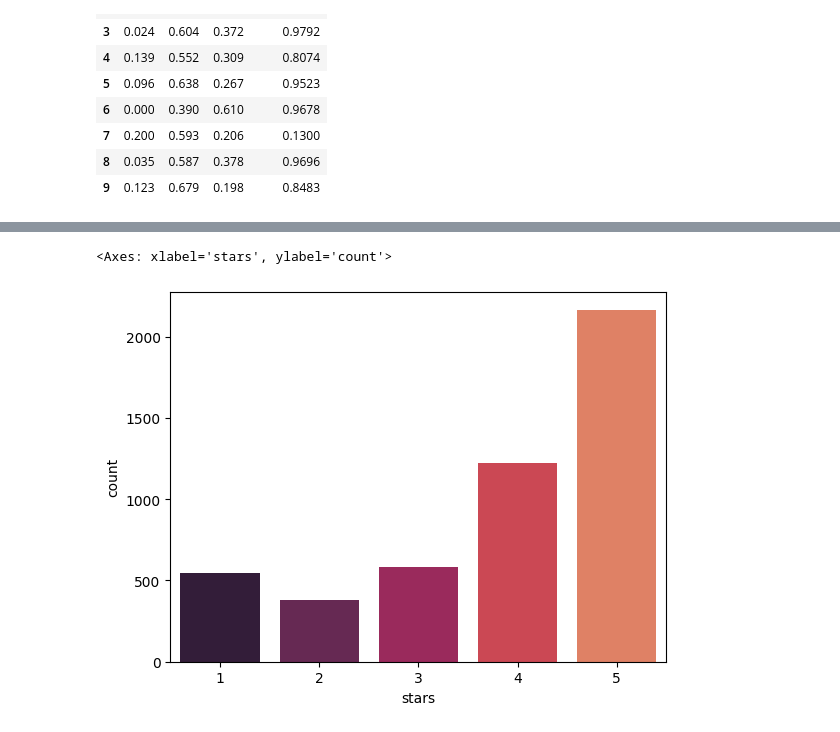
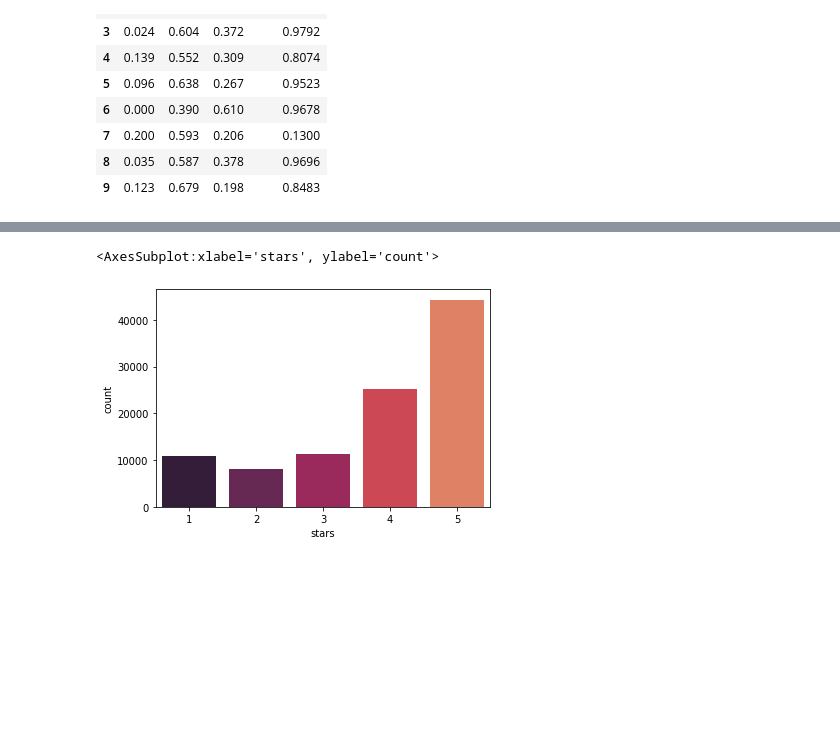
Before and after one commit to lonnagee/4447-Project, a Jupyter notebook: notebooks/COMP4447 Final Project - NLP Analysis.ipynb, the cells around one changed output, grey strips where cells are left out. Drawn from its saved outputs; the diff is of its cells as text; code cells hidden in the pictures; blank space fills up the shorter version.

```diff
--- a/notebooks/COMP4447 Final Project - NLP Analysis.ipynb
+++ b/notebooks/COMP4447 Final Project - NLP Analysis.ipynb
@@ -68,7 +69,7 @@ except Exception as ex:
     print(ex, "\nTrying json")
 
 try:
-    reviews_df = pd.read_json('yelp_academic_dataset_review.json',lines=True, nrows =5000)
+    reviews_df = pd.read_json('yelp_academic_dataset_review.json',lines=True, nrows =1000000)
 except Exception as ex:
     print(ex)
 # %% [output]
@@ -364,14 +408,14 @@ First we defined a function that would review the data for English and remove an
 # %%
 # This takes over an hour to run
 
-def detect_language(text):
-    try:
-        return detect(text)
-    except:
-        return 'unknown'
-DetectorFactory.seed = 0
-reviews_df['language'] = reviews_df['text'].apply(detect_language)
-reviews_df = reviews_df[reviews_df['language'] == 'en']
+# def detect_language(text):
+#     try:
+#         return detect(text)
+#     except:
+#         return 'unknown'
+# DetectorFactory.seed = 0
+# reviews_df['language'] = reviews_df['text'].apply(detect_language)
+# reviews_df = reviews_df[reviews_df['language'] == 'en']
 
 reviews_df['text'] = reviews_df['text'].replace(r'\n', ' ', regex=True)
 # %% [markdown]
@@ -481,3 +524,12 @@ for i in range(len(reviews_df)):
+# %%
+reviews_df_sample = reviews_df.head(100000).reset_index()
+scores = []
+reviews = reviews_df_sample['text'].values.tolist()
+
+# Use ThreadPoolExecutor for parallel processing
+with ccf.ThreadPoolExecutor() as executor:
+    # Process each review concurrently and store the results in the scores list
+    scores = list(executor.map(process_review, reviews))
 # %%
 scores_df = pd.DataFrame(scores)
 scores_df.head(10)
@@ -529,10 +597,10 @@ def cmpd_to_stars(compound):
 # %%
 new_df['stars_pred'] = cmpd_to_stars(new_df['compound'])
 # %%
-sns.countplot(x = 'stars', data = reviews_df)
+sns.countplot(x = 'stars', data = reviews_df_sample)
 # %% [output]
-<Axes: xlabel='stars', ylabel='count'>
+<AxesSubplot:xlabel='stars', ylabel='count'>
-[figure, old version]
+[figure, new version]
 # %%
 sns.countplot(x = 'stars_pred', data = new_df)
 # %% [output]
```
Also changed, not shown: parts of 26 cells of this notebook.
